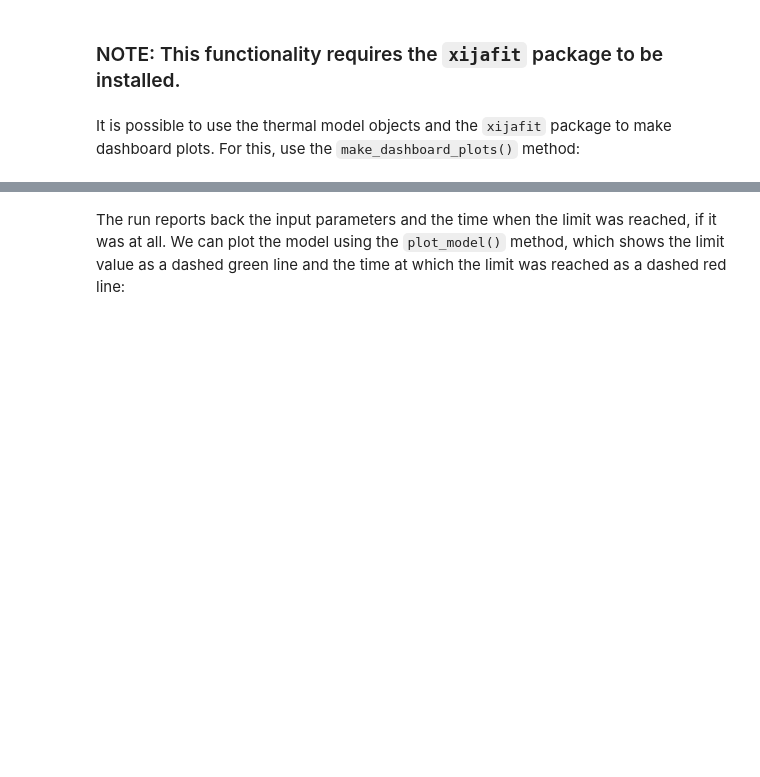
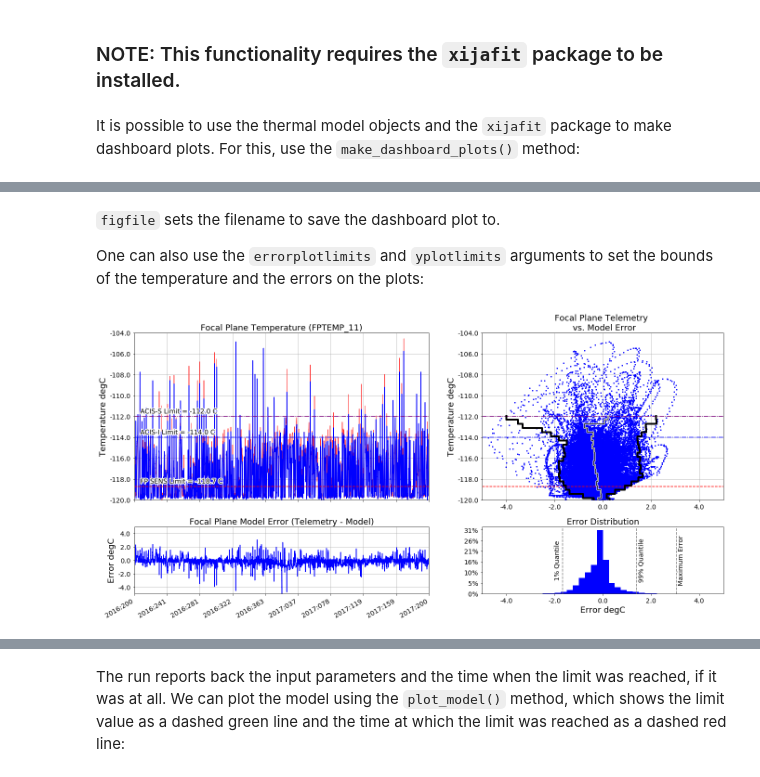
Before and after one commit to jzuhone/acispy, a Jupyter notebook: doc/source/Thermal_Models.ipynb, the cells around one changed output, grey strips where cells are left out. Saved outputs shown, nothing was run; the diff lists cells and outputs as text; code cells hidden in the pictures; blank space fills up the shorter version.

```diff
--- a/doc/source/Thermal_Models.ipynb
+++ b/doc/source/Thermal_Models.ipynb
@@ -75,0 +83,9 @@ dpa_model_long.make_dashboard_plots()
+# %% [markdown]
+`figfile` sets the filename to save the dashboard plot to.
+
+One can also use the `errorplotlimits` and `yplotlimits` arguments to set the bounds of the temperature and the errors on the plots:
+# %%
+fp_model_long = ThermalModelRunner("fptemp_11", "2016:200", "2017:200", include_bad_times=True)
+fp_model_long.make_dashboard_plots(yplotlimits=(-120.0, -105.0), errorplotlimits=(-5.0, 5.0))
+# %% [output]
+[figure, added]
```
Also changed, not shown: parts of 23 cells of this notebook, 9 other files.
